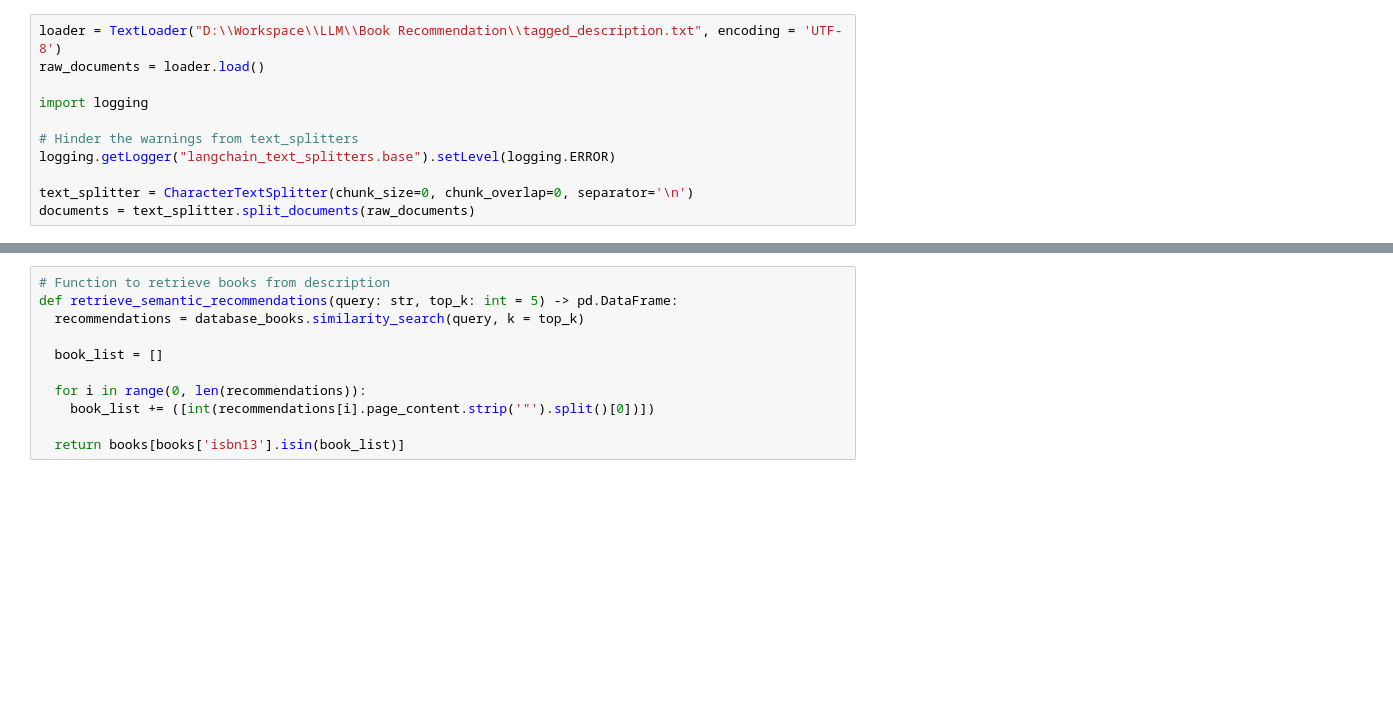
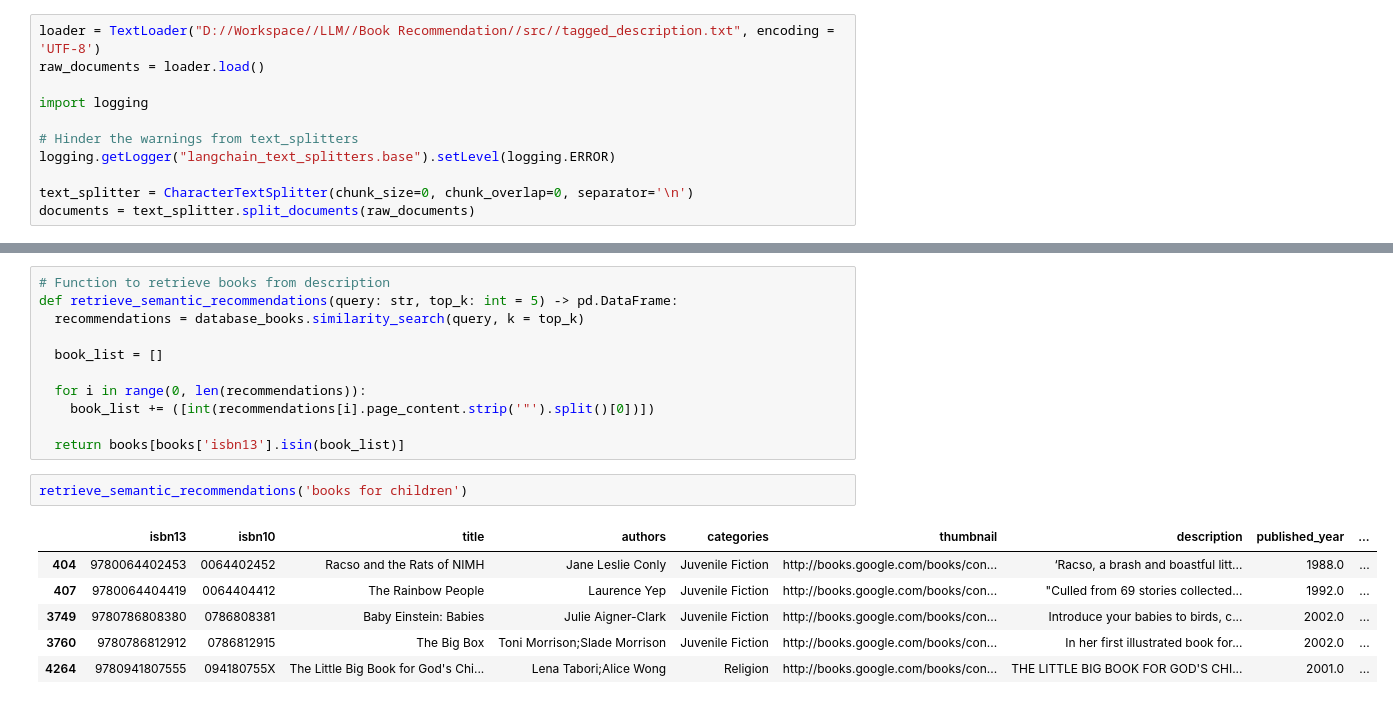
Before and after one commit to Swuzz123/Book-Recommendation, a Jupyter notebook: src/vector-search.ipynb, the cells around one changed output, grey strips where cells are left out. Drawn from its saved outputs; the diff is of its cells as text; blank space fills up the shorter version.

Commit message:
Add updated vector database and text classification file

```diff
--- a/src/vector-search.ipynb
+++ b/src/vector-search.ipynb
@@ -69,7 +69,7 @@ Why we set the `CharacterTextSplitter(chunk_size=0, chunk_overlap=0, separator='
 
 - By setting `chunk_size = 0`, you force the **text_splitter** to only use `'\n'` as the primary splitting point, ensuring that each book description (one line) is treated as a complete and separate 'chunk' or 'document', regardless of its length.
 # %%
-loader = TextLoader("D:\\Workspace\\LLM\\Book Recommendation\\tagged_description.txt", encoding = 'UTF-8')
+loader = TextLoader("D://Workspace//LLM//Book Recommendation//src//tagged_description.txt", encoding = 'UTF-8')
 raw_documents = loader.load()
 
 import logging
@@ -158,3 +161,12 @@ def retrieve_semantic_recommendations(query: str, top_k: int = 5) -> pd.DataFram
     book_list += ([int(recommendations[i].page_content.strip('"').split()[0])])
 
   return books[books['isbn13'].isin(book_list)]
+# %%
+retrieve_semantic_recommendations('books for children')
+# %% [output]
+|  | isbn13 | isbn10 | title | authors | categories | thumbnail | description | published_year | ... |
+| 404 | 9780064402453 | 0064402452 | Racso and the Rats of NIMH | Jane Leslie Conly | Juvenile Fiction | http://books.google.com/books/con... | ‘Racso, a brash and boastful litt... | 1988.0 | ... |
+| 407 | 9780064404419 | 0064404412 | The Rainbow People | Laurence Yep | Juvenile Fiction | http://books.google.com/books/con... | "Culled from 69 stories collected... | 1992.0 | ... |
+| 3749 | 9780786808380 | 0786808381 | Baby Einstein: Babies | Julie Aigner-Clark | Juvenile Fiction | http://books.google.com/books/con... | Introduce your babies to birds, c... | 2002.0 | ... |
+| 3760 | 9780786812912 | 0786812915 | The Big Box | Toni Morrison;Slade Morrison | Juvenile Fiction | http://books.google.com/books/con... | In her first illustrated book for... | 2002.0 | ... |
+| 4264 | 9780941807555 | 094180755X | The Little Big Book for God's Chi... | Lena Tabori;Alice Wong | Religion | http://books.google.com/books/con... | THE LITTLE BIG BOOK FOR GOD'S CHI... | 2001.0 | ... |
```
Also changed, not shown: parts of 3 cells of this notebook, 1 other file.
